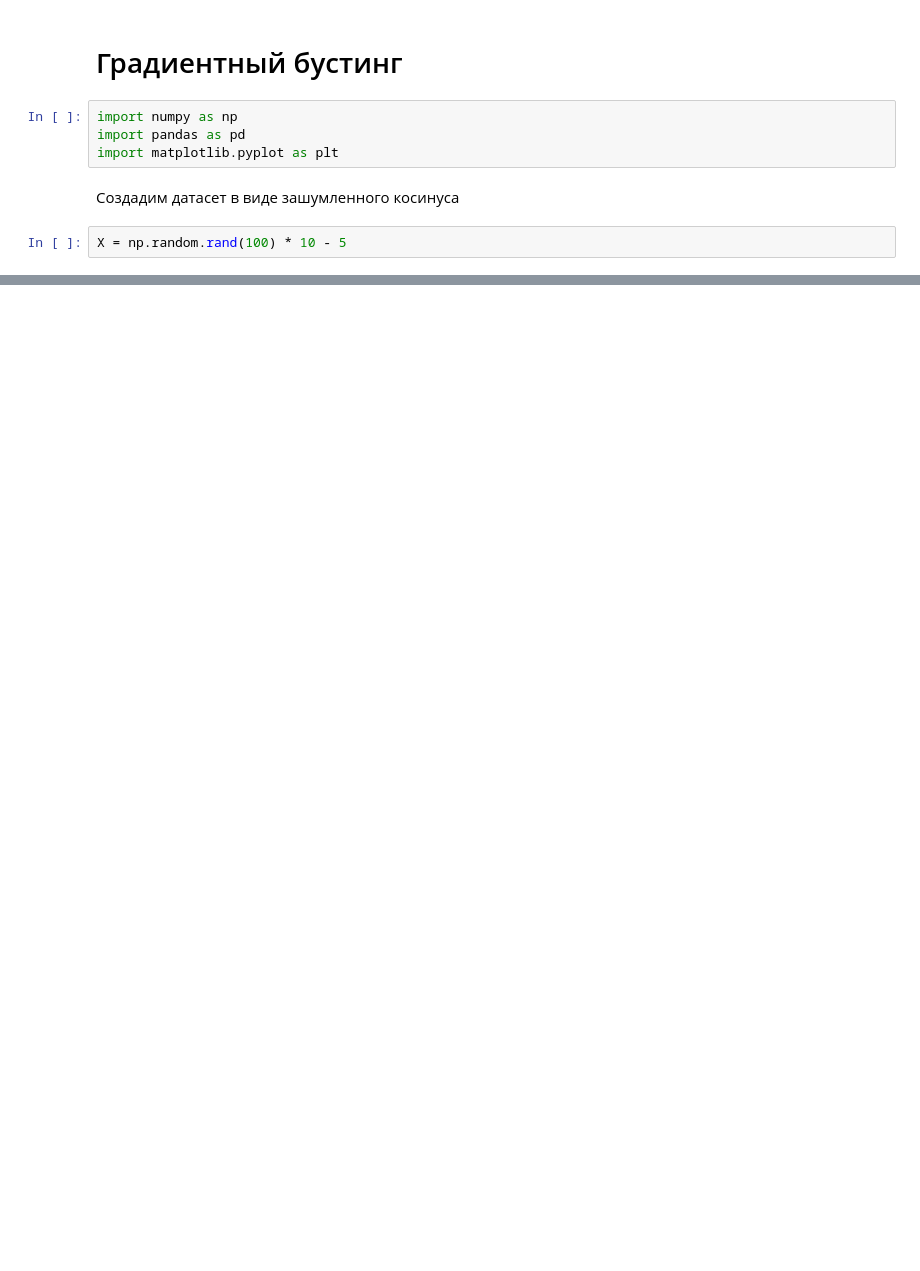
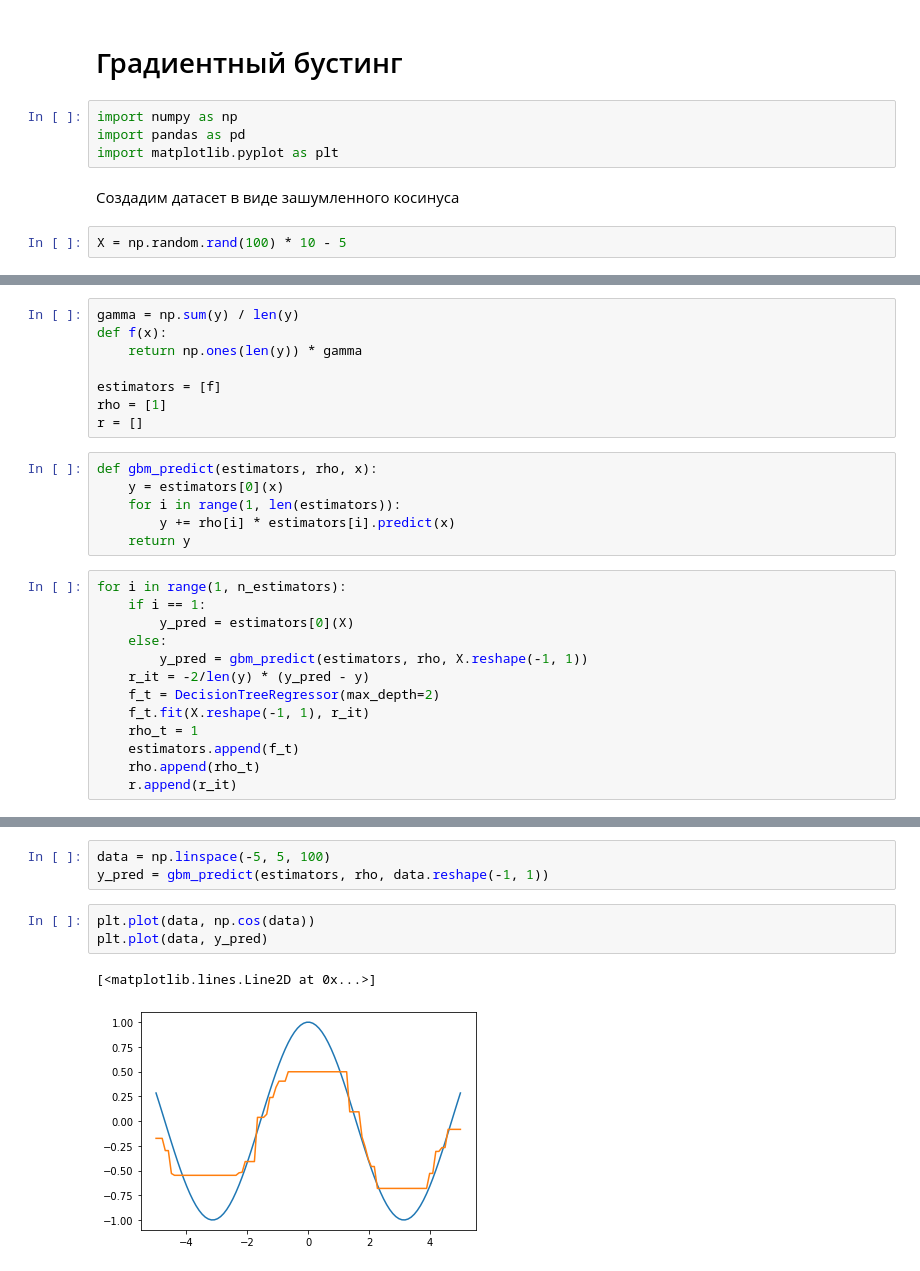
Before and after one commit to AlexeyMarg/open_ai_course, a Jupyter notebook: 10_boosting/10_boosting.ipynb, the cells around one changed output, grey strips where cells are left out. Saved outputs shown, nothing was run; the diff lists cells and outputs as text; blank space fills up the shorter version.

```diff
--- a/10_boosting/10_boosting.ipynb
+++ b/10_boosting/10_boosting.ipynb
@@ -25,0 +74,27 @@ plt.scatter(X, y, c='r')
+# %%
+gamma = np.sum(y) / len(y)
+def f(x):
+    return np.ones(len(y)) * gamma
+
+estimators = [f]
+rho = [1]
+r = []
+# %%
+def gbm_predict(estimators, rho, x):
+    y = estimators[0](x)
+    for i in range(1, len(estimators)):
+        y += rho[i] * estimators[i].predict(x)
+    return y
+# %%
+for i in range(1, n_estimators):
+    if i == 1:
+        y_pred = estimators[0](X)
+    else:
+        y_pred = gbm_predict(estimators, rho, X.reshape(-1, 1))
+    r_it = -2/len(y) * (y_pred - y)
+    f_t = DecisionTreeRegressor(max_depth=2)
+    f_t.fit(X.reshape(-1, 1), r_it)
+    rho_t = 1
+    estimators.append(f_t)
+    rho.append(rho_t)
+    r.append(r_it)
@@ -25,0 +112,9 @@ plt.scatter(X, y, c='r')
+# %%
+data = np.linspace(-5, 5, 100)
+y_pred = gbm_predict(estimators, rho, data.reshape(-1, 1))
+# %%
+plt.plot(data, np.cos(data))
+plt.plot(data, y_pred)
+# %% [output]
+[<matplotlib.lines.Line2D at 0x...>]
+[figure, added]
```
Also changed, not shown: parts of 9 cells of this notebook.
